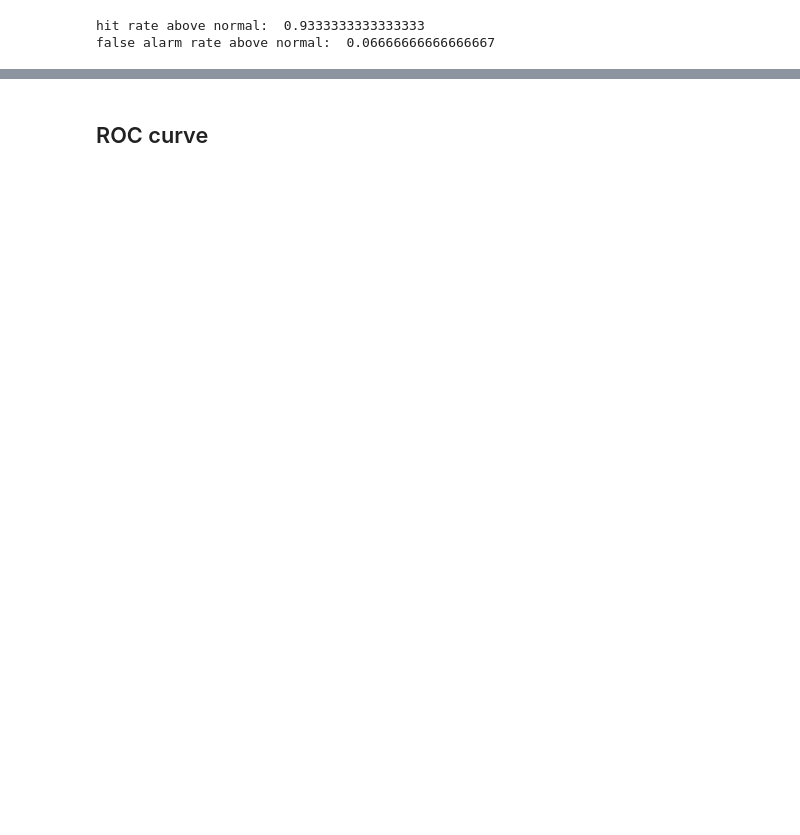
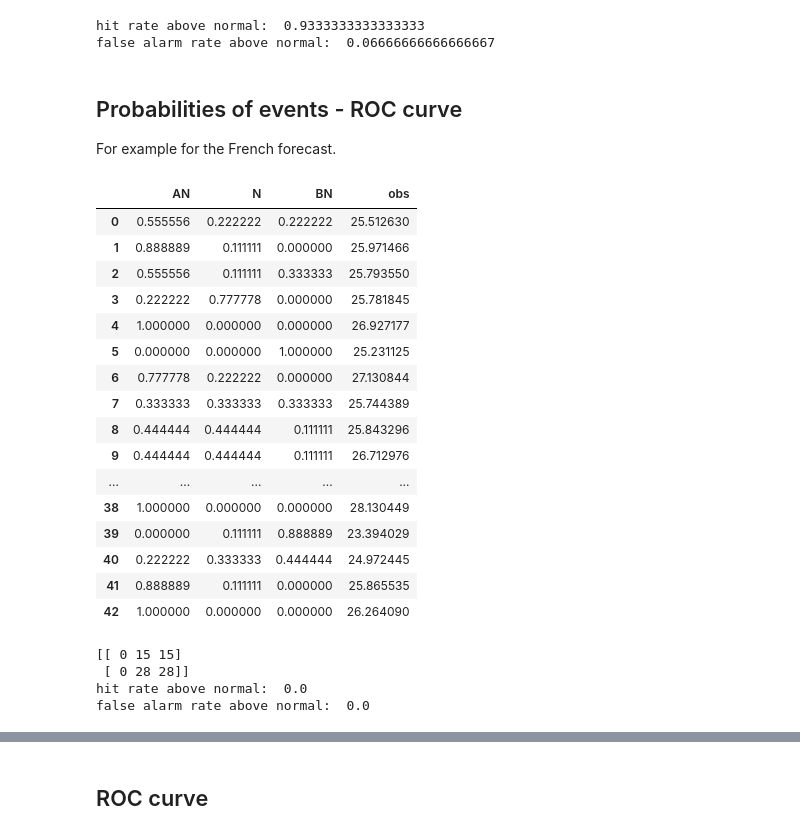
Before and after one commit to jumin94/MPE_CDT_2021, a Jupyter notebook: exploratory_analysis.ipynb, the cells around one changed output, grey strips where cells are left out. Saved outputs shown, nothing was run; the diff lists cells and outputs as text; code cells hidden in the pictures; blank space fills up the shorter version.

```diff
--- a/exploratory_analysis.ipynb
+++ b/exploratory_analysis.ipynb
@@ -204,3 +209,38 @@ print('false alarm rate above normal: ' , cont_table[0,1]/cont_table[0,2])
 # %% [output]
 hit rate above normal:  0.9333333333333333
 false alarm rate above normal:  0.06666666666666667
+# %% [markdown]
+## Probabilities of events - ROC curve
+
+For example for the French forecast.
+# %%
+#The event is still defined as above or below normal considering the terciles, but now it is FORCASTED if it exceeds a threshold
+
+#Probability of being Temp Above Normal
+AN = np.sum(np.where(df_mf_cat.iloc[:,11:20] > 0,1,0) , axis=1)/9
+#Probability of being Temp Below Normal
+BN = np.sum(np.where(df_mf_cat.iloc[:,11:20] < 0,1,0) , axis=1)/9
+#Probability of being Temp Normal
+Normal = np.sum(np.where(df_mf_cat.iloc[:,11:20] == 0,1,0) , axis=1)/9
+df_mf_prob = pd.DataFrame({'AN':AN,'N':Normal,'BN':BN})
+df_mf_prob['obs'] = df_mf_cat['obs'].values
+# %%
+df_mf_prob
+# %% [output]
+|  | AN | N | BN | obs |
+| 0 | 0.555556 | 0.222222 | 0.222222 | 25.512630 |
+| 1 | 0.888889 | 0.111111 | 0.000000 | 25.971466 |
+| 2 | 0.555556 | 0.111111 | 0.333333 | 25.793550 |
+| 3 | 0.222222 | 0.777778 | 0.000000 | 25.781845 |
+| 4 | 1.000000 | 0.000000 | 0.000000 | 26.927177 |
+| 5 | 0.000000 | 0.000000 | 1.000000 | 25.231125 |
+| 6 | 0.777778 | 0.222222 | 0.000000 | 27.130844 |
+| 7 | 0.333333 | 0.333333 | 0.333333 | 25.744389 |
+| 8 | 0.444444 | 0.444444 | 0.111111 | 25.843296 |
+| 9 | 0.444444 | 0.444444 | 0.111111 | 26.712976 |
+| ... | ... | ... | ... | ... |
+| 38 | 1.000000 | 0.000000 | 0.000000 | 28.130449 |
+| 39 | 0.000000 | 0.111111 | 0.888889 | 23.394029 |
+| 40 | 0.222222 | 0.333333 | 0.444444 | 24.972445 |
+| 41 | 0.888889 | 0.111111 | 0.000000 | 25.865535 |
+| 42 | 1.000000 | 0.000000 | 0.000000 | 26.264090 |
@@ -206,0 +275,19 @@ false alarm rate above normal:  0.06666666666666667
+# %%
+t = 1
+n = 9
+hit_rate = []; fa_rate = []
+bins = np.array([0,1/10,2/10,3/10,4/10,5/10,6/10,7/10,8/10,9/10,1])
+for t in bins:
+    cats_mf_prob = categorization_threshold(df_mf_prob,n,t)
+    cats_mf_prob_table = cont_table(cats_mf_prob['obs_cat'],cats_mf_prob[str(t)])
+    hit_rate.append( cats_mf_prob_table[0,0]/(cats_mf_prob_table[0,2]))
+    fa_rate.append(cats_mf_prob_table[1,0]/(cats_mf_prob_table[1,2]))
+
+print(cats_mf_prob_table)
+print('hit rate above normal: ' , cats_mf_prob_table[0,0]/(cats_mf_prob_table[0,2]))
+print('false alarm rate above normal: ' , cats_mf_prob_table[1,0]/(cats_mf_prob_table[1,2]))
+# %% [output]
+[[ 0 15 15]
+ [ 0 28 28]]
+hit rate above normal:  0.0
+false alarm rate above normal:  0.0
```
Also changed, not shown: parts of 7 cells of this notebook.
